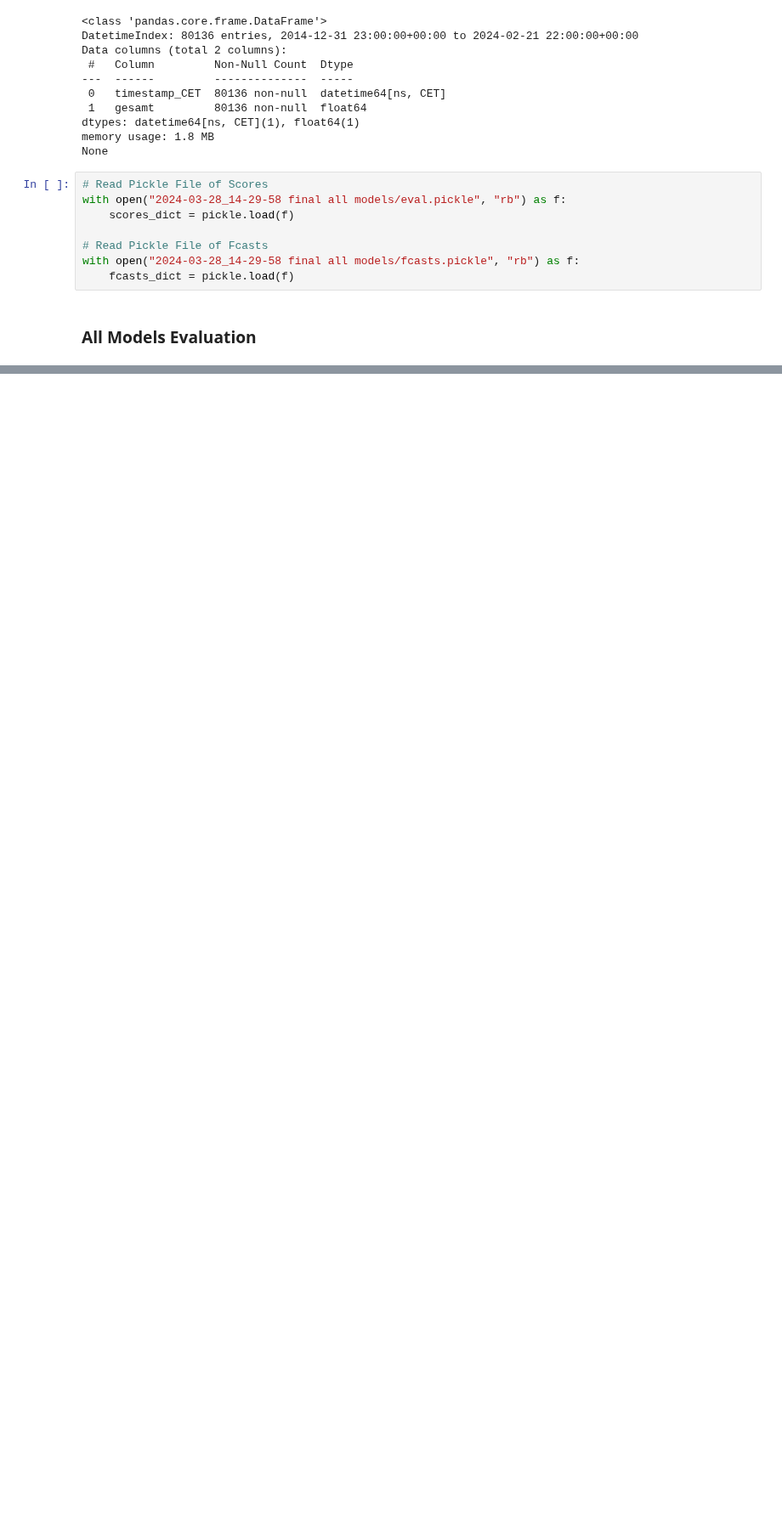
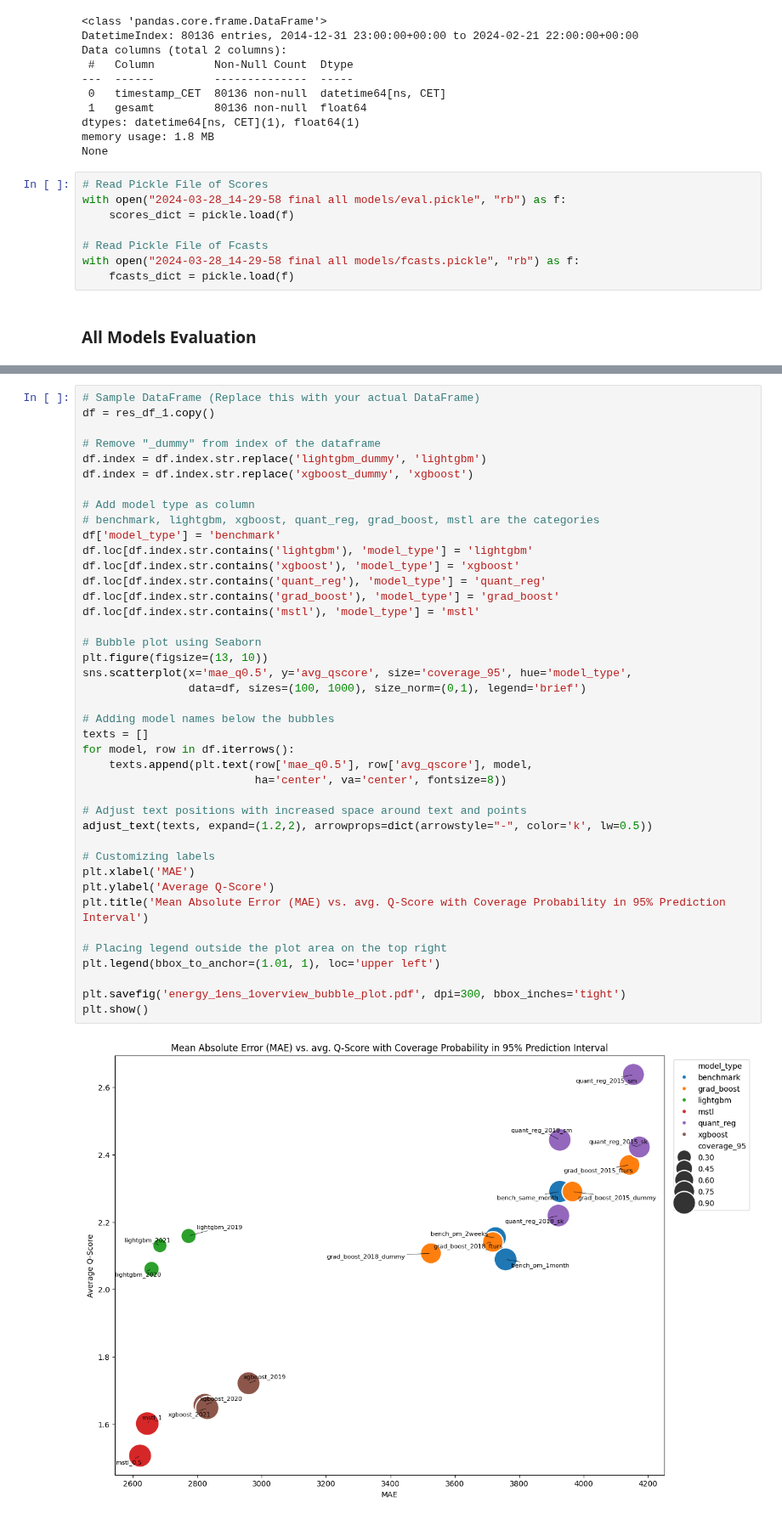
Before and after one commit to hikotei/2023_11-PTSFC, a Jupyter notebook: energy/2024_03_28 evaluate ensemble.ipynb, the cells around one changed output, grey strips where cells are left out. Shown at 85% size. Drawn from its saved outputs; the diff is of its cells as text; blank space fills up the shorter version.

Commit message:
update, plots

```diff
--- a/energy/2024_03_28 evaluate ensemble.ipynb
+++ b/energy/2024_03_28 evaluate ensemble.ipynb
@@ -222,0 +229,43 @@ res_df_1[res_df_1.index.str.contains(keyword)].iloc[:, :6].sort_values(by='avg_q
+# %%
+# Sample DataFrame (Replace this with your actual DataFrame)
+df = res_df_1.copy()
+
+# Remove "_dummy" from index of the dataframe
+df.index = df.index.str.replace('lightgbm_dummy', 'lightgbm')
+df.index = df.index.str.replace('xgboost_dummy', 'xgboost')
+
+# Add model type as column
+# benchmark, lightgbm, xgboost, quant_reg, grad_boost, mstl are the categories
+df['model_type'] = 'benchmark'
+df.loc[df.index.str.contains('lightgbm'), 'model_type'] = 'lightgbm'
+df.loc[df.index.str.contains('xgboost'), 'model_type'] = 'xgboost'
+df.loc[df.index.str.contains('quant_reg'), 'model_type'] = 'quant_reg'
+df.loc[df.index.str.contains('grad_boost'), 'model_type'] = 'grad_boost'
+df.loc[df.index.str.contains('mstl'), 'model_type'] = 'mstl'
+
+# Bubble plot using Seaborn
+plt.figure(figsize=(13, 10))
+sns.scatterplot(x='mae_q0.5', y='avg_qscore', size='coverage_95', hue='model_type',
+                data=df, sizes=(100, 1000), size_norm=(0,1), legend='brief')
+
+# Adding model names below the bubbles
+texts = []
+for model, row in df.iterrows():
+    texts.append(plt.text(row['mae_q0.5'], row['avg_qscore'], model,
+                          ha='center', va='center', fontsize=8))
+
+# Adjust text positions with increased space around text and points
+adjust_text(texts, expand=(1.2,2), arrowprops=dict(arrowstyle="-", color='k', lw=0.5))
+
+# Customizing labels
+plt.xlabel('MAE')
+plt.ylabel('Average Q-Score')
+plt.title('Mean Absolute Error (MAE) vs. avg. Q-Score with Coverage Probability in 95% Prediction Interval')
+
+# Placing legend outside the plot area on the top right
+plt.legend(bbox_to_anchor=(1.01, 1), loc='upper left')
+
+plt.savefig('energy_1ens_1overview_bubble_plot.pdf', dpi=300, bbox_inches='tight')
+plt.show()
+# %% [output]
+[figure, added]
```
Also changed, not shown: parts of 21 cells of this notebook, 14 other files.
